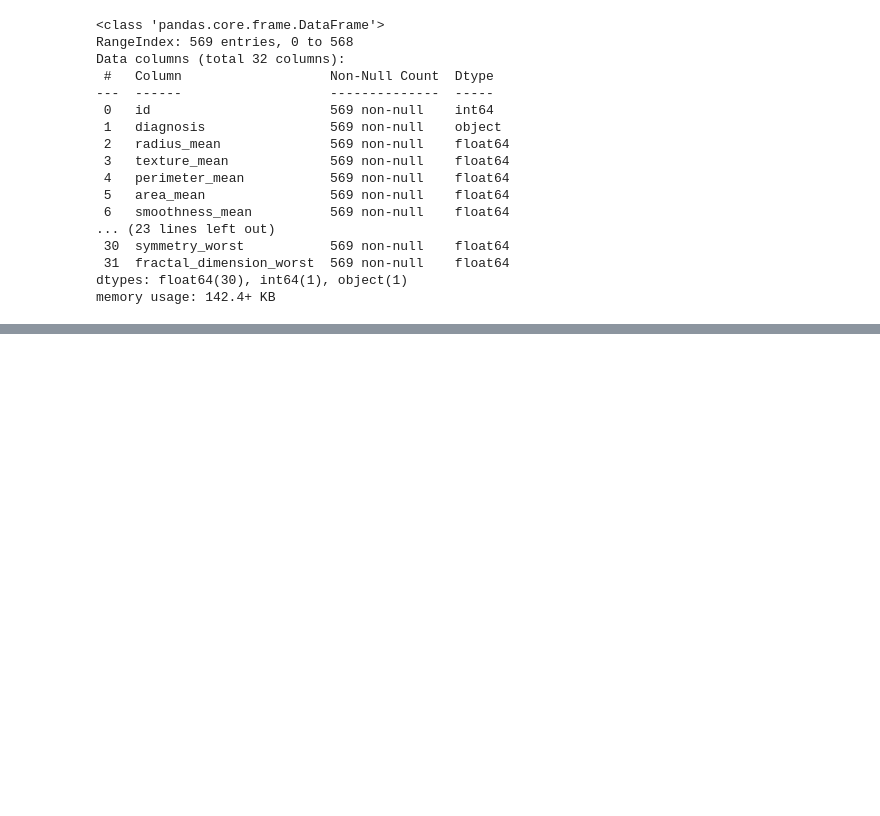
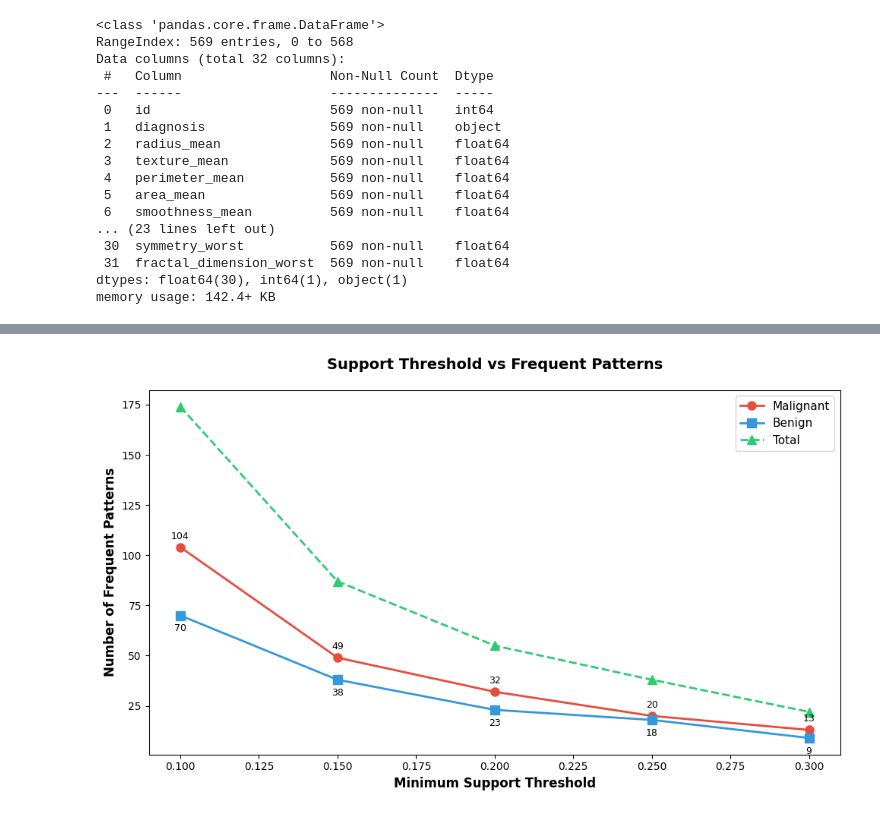
Before and after one commit to sihjiaqi/SC4020-Data-Mining-Project-2, a Jupyter notebook: task-2.ipynb, the cells around one changed output, grey strips where cells are left out. Drawn from its saved outputs; the diff is of its cells as text; code cells hidden in the pictures; blank space fills up the shorter version.

```diff
--- a/task-2.ipynb
+++ b/task-2.ipynb
@@ -302,0 +288,10 @@ print("\n" + "="*80)
+# %%
+# Compute feature importance using Mutual Information
+# random_state ensures reproducible results since MI estimation uses randomized neighbor searches
+mi_scores = pd.Series(
+    mutual_info_classif(X_scaled, y, random_state=42),
+    index=X.columns
+).sort_values(ascending=False)
+
+print("\nTop 10 Features by Mutual Information:")
+print(mi_scores.head(10))
@@ -302,0 +1031,35 @@ print("\n" + "="*80)
+# %%
+# Visualize support threshold impact
+import matplotlib.pyplot as plt
+
+fig, ax = plt.subplots(figsize=(10, 6))
+
+# Plot lines for malignant, benign, and total patterns
+ax.plot(support_df['min_support'], support_df['malignant_patterns'],
+        marker='o', linewidth=2, markersize=8, label='Malignant', color='#e74c3c')
+ax.plot(support_df['min_support'], support_df['benign_patterns'],
+        marker='s', linewidth=2, markersize=8, label='Benign', color='#3498db')
+ax.plot(support_df['min_support'], support_df['total_patterns'],
+        marker='^', linewidth=2, markersize=8, label='Total', color='#2ecc71', linestyle='--')
+
+# Formatting
+ax.set_xlabel('Minimum Support Threshold', fontsize=12, fontweight='bold')
+ax.set_ylabel('Number of Frequent Patterns', fontsize=12, fontweight='bold')
+ax.set_title('Support Threshold vs Frequent Patterns',
+             fontsize=14, fontweight='bold', pad=20)
+ax.legend(fontsize=11)
+# ax.grid(True, alpha=0.3, linestyle='--')
+
+# Add value labels on points
+for i, row in support_df.iterrows():
+    ax.annotate(f"{int(row['malignant_patterns'])}",
+                (row['min_support'], row['malignant_patterns']),
+                textcoords="offset points", xytext=(0,8), ha='center', fontsize=9)
+    ax.annotate(f"{int(row['benign_patterns'])}",
+                (row['min_support'], row['benign_patterns']),
+                textcoords="offset points", xytext=(0,-15), ha='center', fontsize=9)
+
+plt.tight_layout()
+plt.show()
+# %% [output]
+[figure, added]
```
Also changed, not shown: parts of 35 cells of this notebook, 3 other files.
